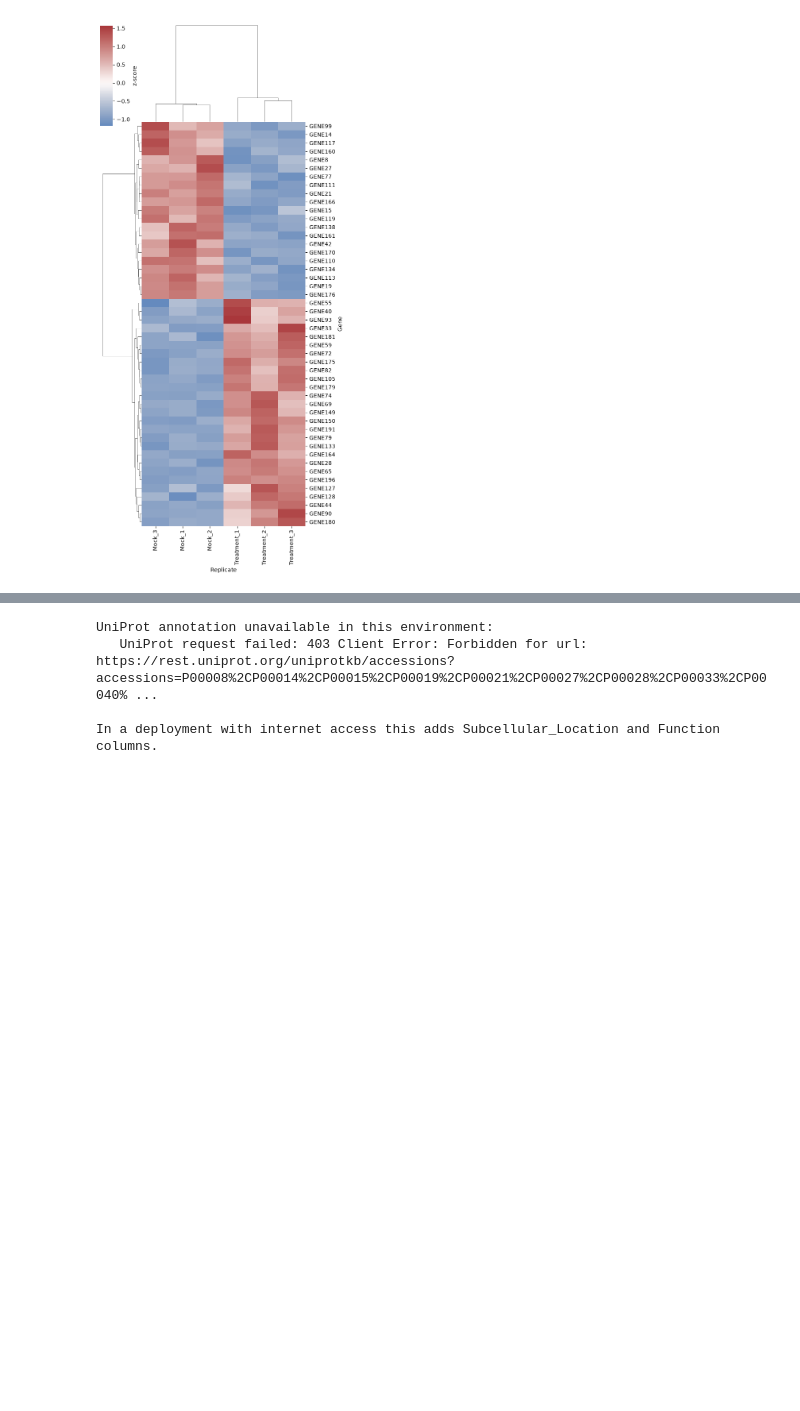
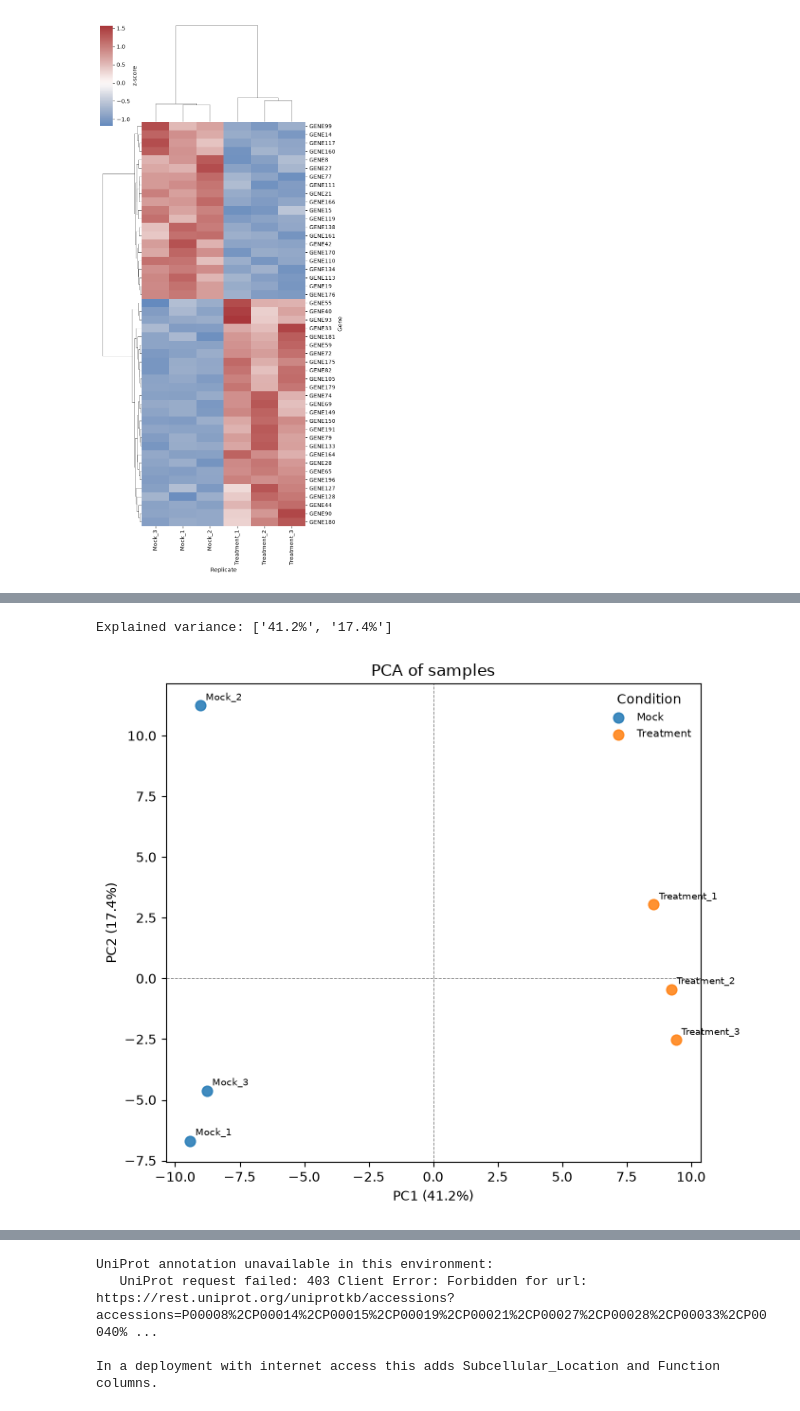
Before and after one commit to alanacaldwell-tech/MS_Processing_Software, a Jupyter notebook: notebooks/proteomics_processing.ipynb, the cells around one changed output, grey strips where cells are left out. Cells and saved outputs as stored; diff of their text form; code cells hidden in the pictures; blank space fills up the shorter version.

```diff
--- a/notebooks/proteomics_processing.ipynb
+++ b/notebooks/proteomics_processing.ipynb
@@ -233 +240,15 @@ plt.show()
+# %%
+pca = msp.run_pca(
+    dataset, condition_map,
+    n_components=2,
+    scale=True,            # standardize proteins so abundant ones don't dominate
+    log_transform=False,   # True if abundances are raw (not log) intensities
+)
+print("Explained variance:", [f"{v:.1%}" for v in pca.explained_variance_ratio])
+
+msp.pca_plot(pca, pc_x=1, pc_y=2, label_samples=True)
+plt.tight_layout(); plt.show()
+# %% [output]
+Explained variance: ['41.2%', '17.4%']
+[figure, added]
 # %% [markdown]
```
Also changed, not shown: parts of 7 cells of this notebook, 6 other files.
